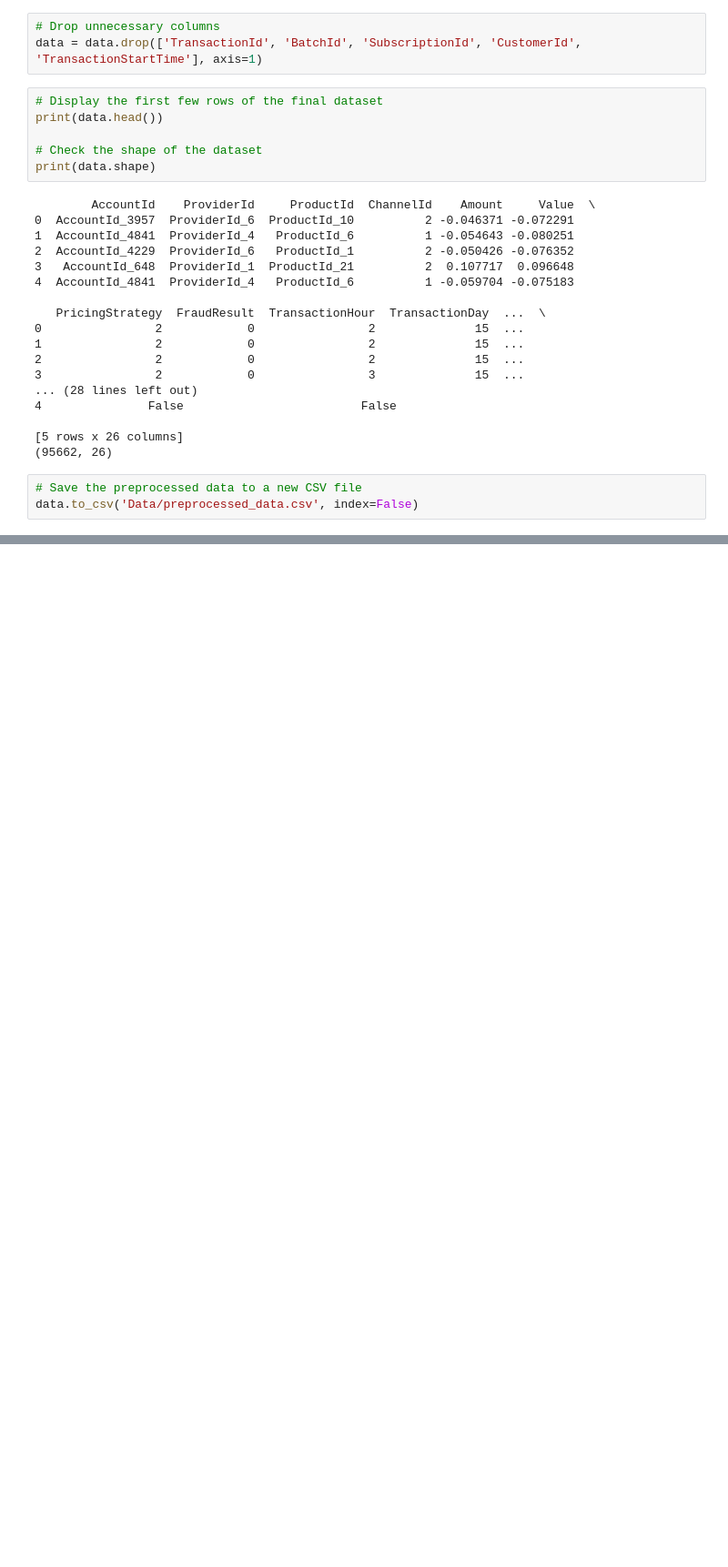
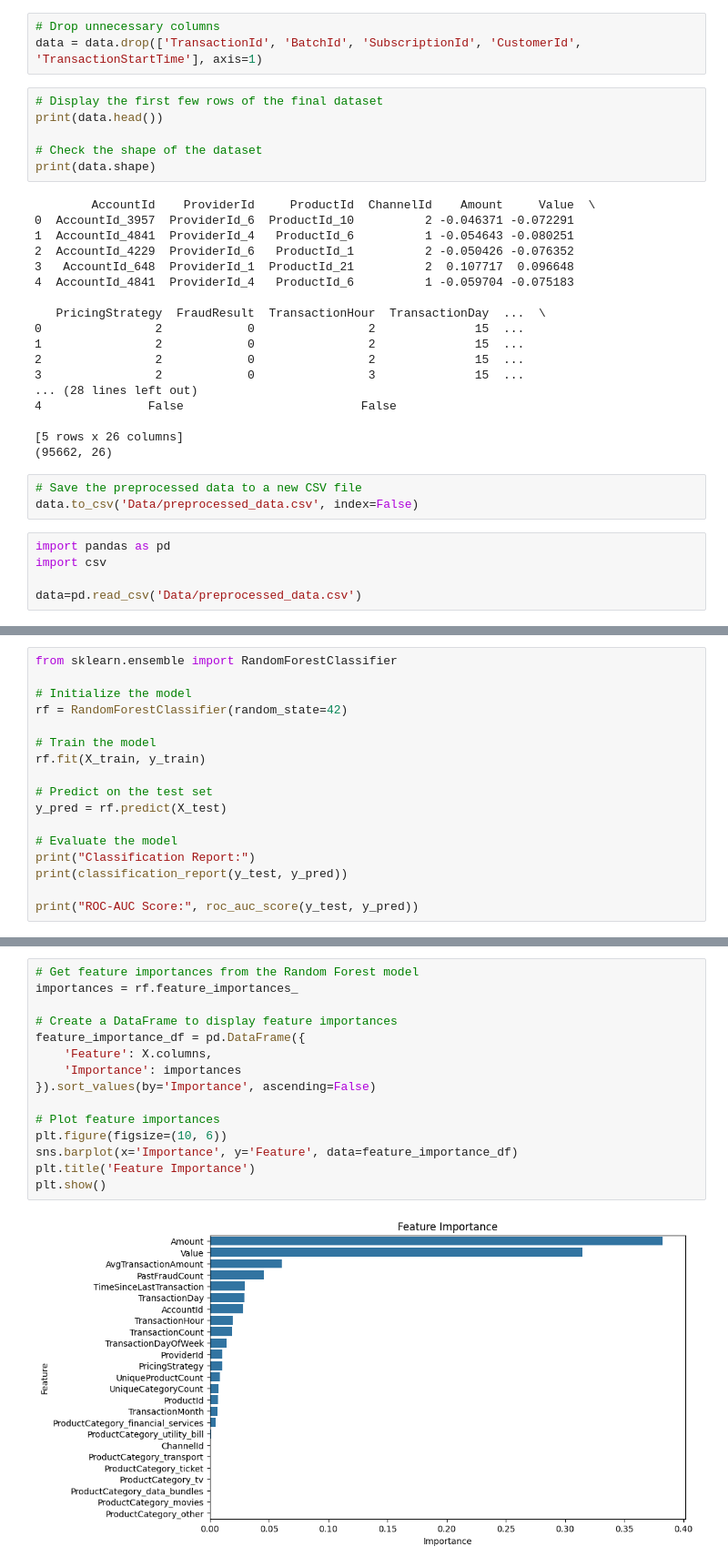
Before and after one commit to habeshaethiopia/Credit-Scoring-Model, a Jupyter notebook: notebooks/EDA.ipynb, the cells around one changed output, grey strips where cells are left out. Shown at 91% size. Drawn from its saved outputs; the diff is of its cells as text; blank space fills up the shorter version.

```diff
--- a/notebooks/EDA.ipynb
+++ b/notebooks/EDA.ipynb
@@ -386,3 +386,8 @@ print(data.shape)
 # %%
 # Save the preprocessed data to a new CSV file
 data.to_csv('Data/preprocessed_data.csv', index=False)
+# %%
+import pandas as pd
+import csv
+
+data=pd.read_csv('Data/preprocessed_data.csv')
@@ -388,0 +453,17 @@ data.to_csv('Data/preprocessed_data.csv', index=False)
+# %%
+from sklearn.ensemble import RandomForestClassifier
+
+# Initialize the model
+rf = RandomForestClassifier(random_state=42)
+
+# Train the model
+rf.fit(X_train, y_train)
+
+# Predict on the test set
+y_pred = rf.predict(X_test)
+
+# Evaluate the model
+print("Classification Report:")
+print(classification_report(y_test, y_pred))
+
+print("ROC-AUC Score:", roc_auc_score(y_test, y_pred))
@@ -388,0 +554,17 @@ data.to_csv('Data/preprocessed_data.csv', index=False)
+# %%
+# Get feature importances from the Random Forest model
+importances = rf.feature_importances_
+
+# Create a DataFrame to display feature importances
+feature_importance_df = pd.DataFrame({
+    'Feature': X.columns,
+    'Importance': importances
+}).sort_values(by='Importance', ascending=False)
+
+# Plot feature importances
+plt.figure(figsize=(10, 6))
+sns.barplot(x='Importance', y='Feature', data=feature_importance_df)
+plt.title('Feature Importance')
+plt.show()
+# %% [output]
+[figure, added]
```
Also changed, not shown: parts of 15 cells of this notebook.
